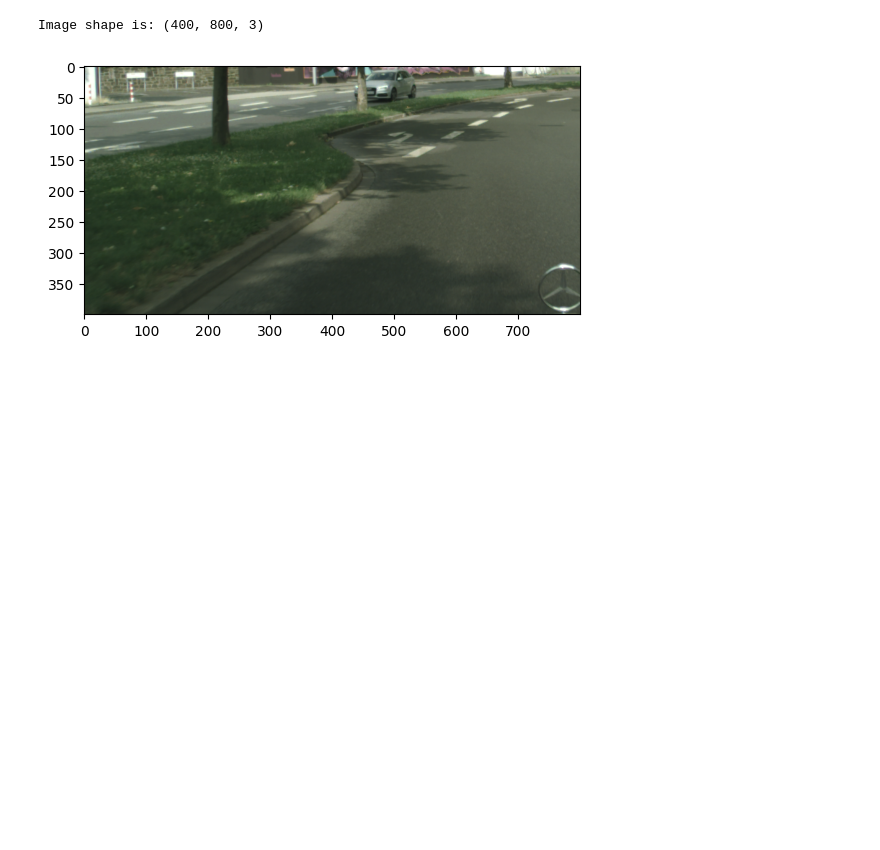
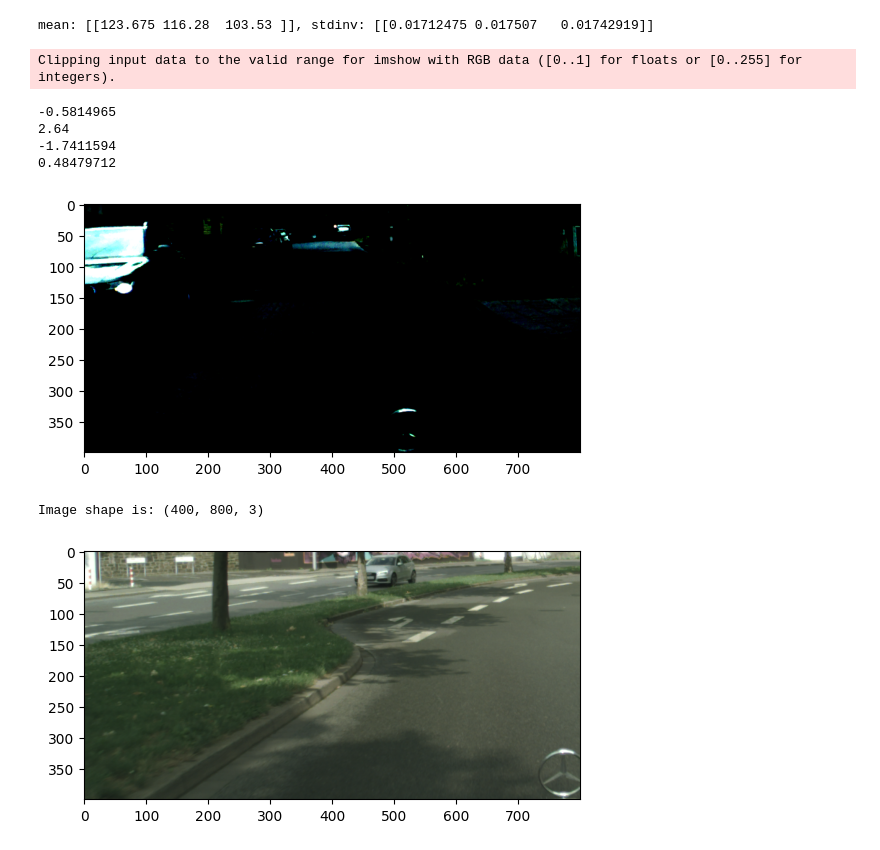
Before and after one commit to bhyun-kim/torch-semantic-seg, a Jupyter notebook: notebooks/debuging_note.ipynb, the cells around one changed output. Cells and saved outputs as stored; diff of their text form; code cells hidden in the pictures; blank space fills up the shorter version.

```diff
--- a/notebooks/debuging_note.ipynb
+++ b/notebooks/debuging_note.ipynb
@@ -1,36 +118,86 @@
+# %%
+"""
+Test Cityscapes Dataset + Transform RandomRescale
+"""
+import sys
+sys.path.append('../')
+
+from datasets.cityscapes import CityscapesDataset
+from pipelines.transforms import RandomRescale, RandomCrop, Normalization
+from torchvision import transforms
+
+import torch
+
+import numpy as np
+
+import matplotlib.pyplot as plt
+
+
+root_dir = '/home/user/UOS-SSaS Dropbox/05. Data/00. Benchmarks/01-1. cityscapes_mini'
+
+batch_size = 2
+
+composed_transforms = transforms.Compose([
+    RandomRescale((600, 800)),
+    RandomCrop((400, 800)),
+    Normalization(mean=[123.675, 116.28, 103.53], std=[58.395, 57.12, 57.375])
+])
+
+train_set = CityscapesDataset(root_dir, transform=composed_transforms)
+
+trainloader = torch.utils.data.DataLoader(train_set, batch_size=batch_size,
+                                          shuffle=True, num_workers=2)
+
+model =
+# %% [output]
+mean: [[123.675 116.28  103.53 ]], stdinv: [[0.01712475 0.017507   0.01742919]]
 # %%
 """
 Test Cityscapes Dataset + Transform RandomRescale
 """
 import sys
 sys.path.append('../')
 
 from datasets.cityscapes import CityscapesDataset
 from pipelines.transforms import RandomRescale, RandomCrop, Normalization
 from torchvision import transforms
 
+import numpy as np
+
 import matplotlib.pyplot as plt
 
 
 root_dir = '/home/user/UOS-SSaS Dropbox/05. Data/00. Benchmarks/01-1. cityscapes_mini'
 
 composed_transforms = transforms.Compose([
     RandomRescale((600, 800)),
-    RandomCrop((400, 800))
+    RandomCrop((400, 800)),
+    Normalization(mean=[123.675, 116.28, 103.53], std=[58.395, 57.12, 57.375])
 ])
 
-dataset = CityscapesDataset(root_dir, transform=composed_transforms)
 
-idx = 1
+_input_dict = dict(root_dir = root_dir, transform=composed_transforms)
+
+dataset = CityscapesDataset(**_input_dict)
+
+idx = 10
 
 sample = dataset[idx]
 
 # to do: make it subplot
 plt.imshow(sample['image'])
 
-image_shape = sample['image'].shape
-
-print(f'Image shape is: {image_shape}')
+print(np.mean(sample['image']))
+print(np.max(sample['image']))
+print(np.min(sample['image']))
+print(np.std(sample['image']))
+# %% [output]
+Clipping input data to the valid range for imshow with RGB data ([0..1] for floats or [0..255] for integers).
+-0.5814965
+2.64
+-1.7411594
+0.48479712
+[figure, added]
 # %%
 """
 Test Cityscapes Dataset + Transform RandomRescale
```
Also changed, not shown: parts of 7 cells of this notebook, 3 other files.
